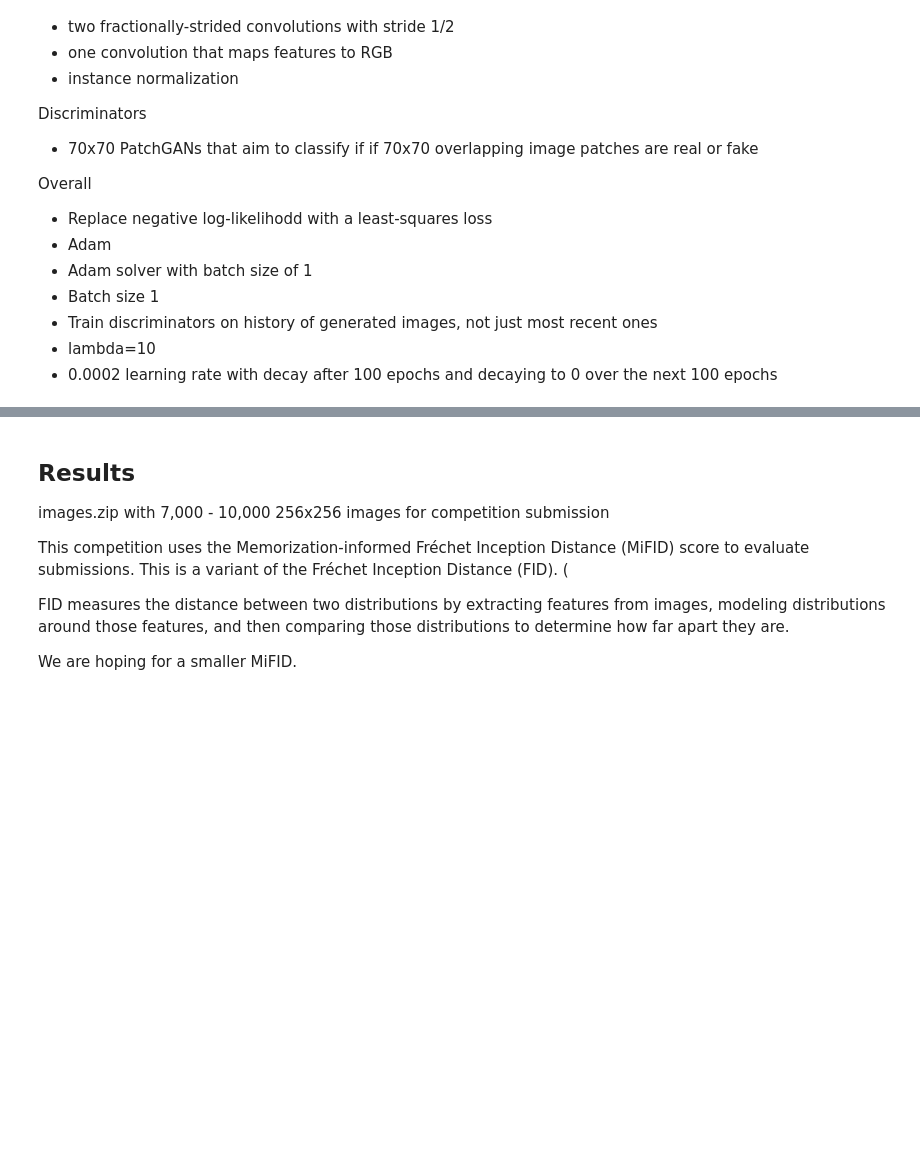
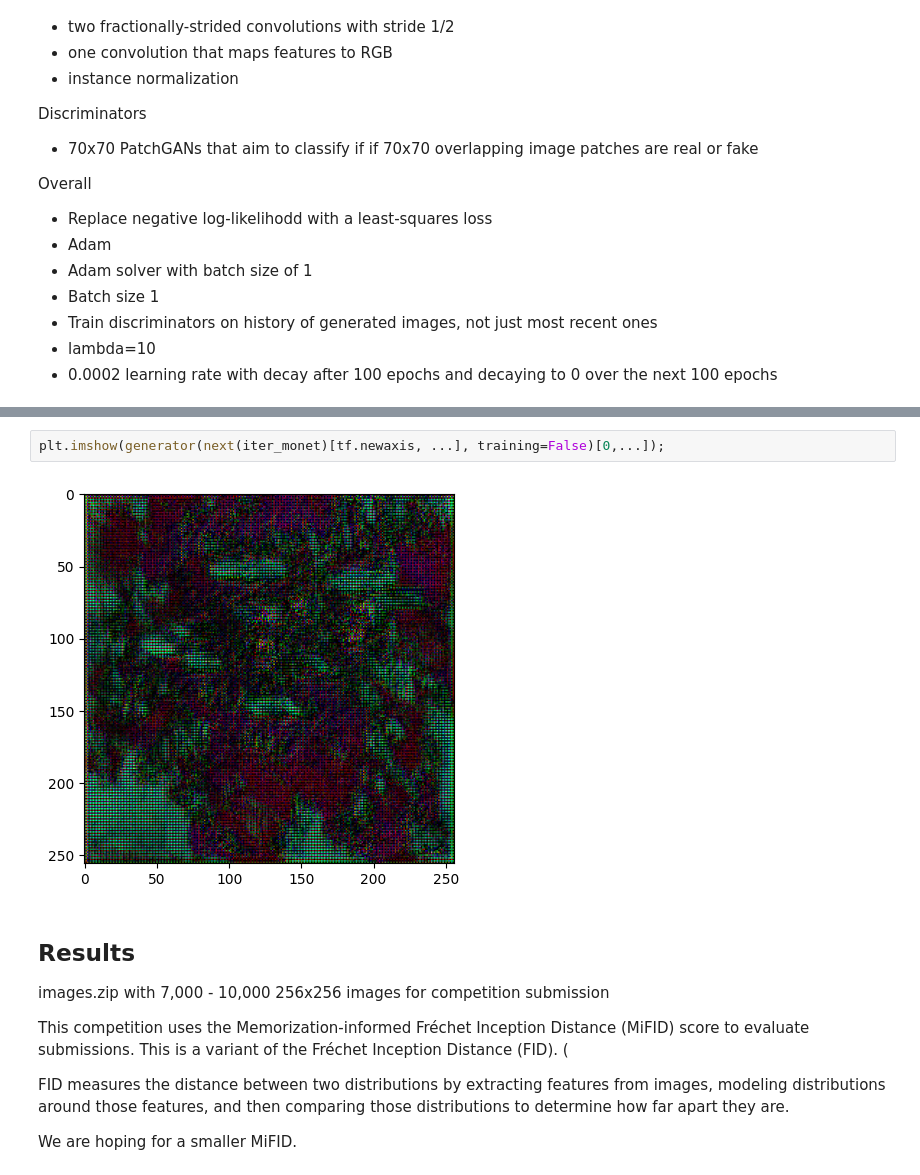
Before and after one commit to jhleakakos/msds-gan-monet-images, a Jupyter notebook: mo_monet_mo_problems.ipynb, the cells around one changed output, grey strips where cells are left out. Saved outputs shown, nothing was run; the diff lists cells and outputs as text; blank space fills up the shorter version.

```diff
--- a/mo_monet_mo_problems.ipynb
+++ b/mo_monet_mo_problems.ipynb
@@ -426,3 +551,7 @@ Overall
+# %%
+plt.imshow(generator(next(iter_monet)[tf.newaxis, ...], training=False)[0,...]);
+# %% [output]
+[figure, added]
 # %% [markdown]
 ## Results
 
```
Also changed, not shown: parts of 10 cells of this notebook.
